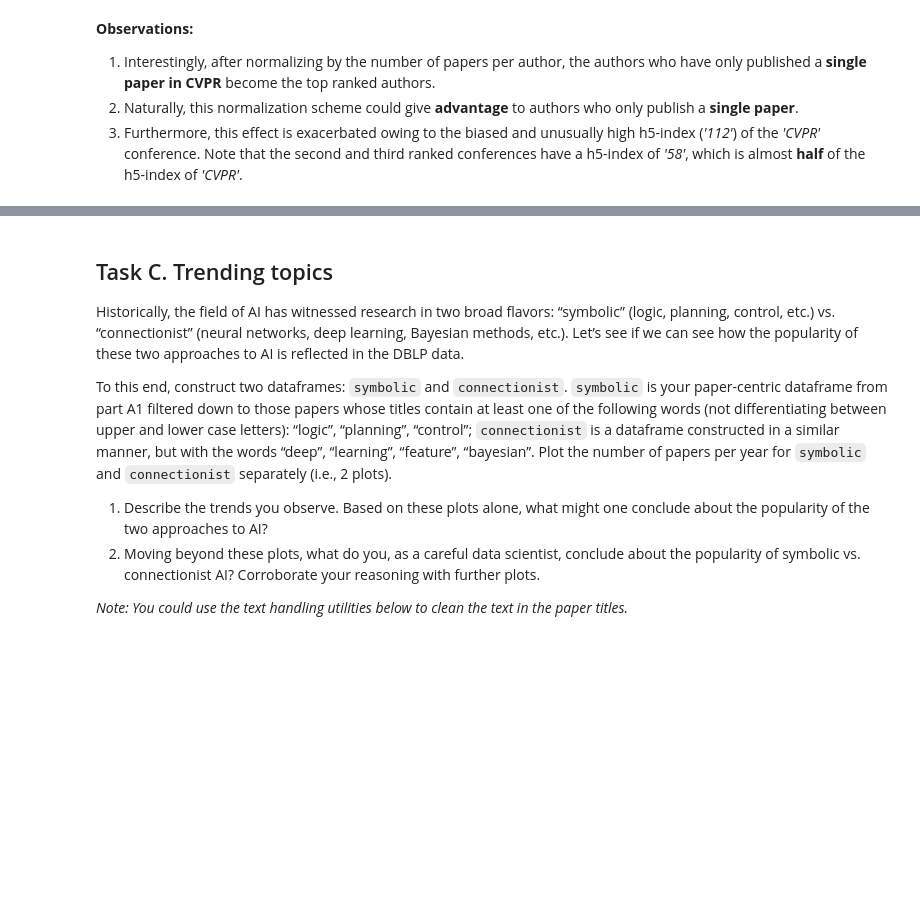
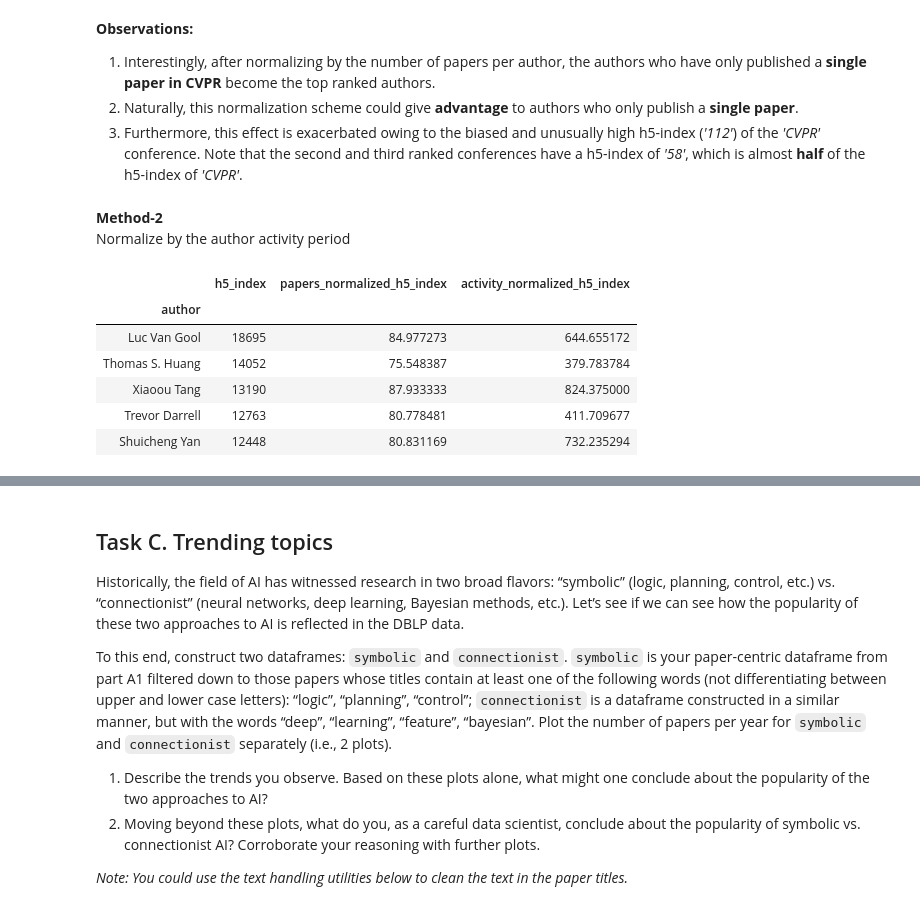
Before and after one commit to epfl-ada/2019, a Jupyter notebook: Homework/01 - Pandas and Data Wrangling/hw1_solutions.ipynb, the cells around one changed output, grey strips where cells are left out. Cells and saved outputs as stored; diff of their text form; code cells hidden in the pictures; blank space fills up the shorter version.

```diff
--- a/Homework/01 - Pandas and Data Wrangling/hw1_solutions.ipynb
+++ b/Homework/01 - Pandas and Data Wrangling/hw1_solutions.ipynb
@@ -689,3 +719,19 @@ simple_ranking['papers']['Masahiro Yasuno']
 1. Interestingly, after normalizing by the number of papers per author, the authors who have only published a **single paper in CVPR** become the top ranked authors.
 2. Naturally, this normalization scheme could give **advantage** to authors who only publish a **single paper**.
 3. Furthermore, this effect is exacerbated owing to the biased and unusually high h5-index (*'112'*) of the *'CVPR'* conference. Note that the second and third ranked conferences have a h5-index of *'58'*, which is almost **half** of the h5-index of *'CVPR'*.
+# %% [markdown]
+**Method-2**
+Normalize by the author activity period
+# %%
+activity = dblp_auth.groupby('author')['year'].apply(compute_activity)
+normalized_h5index_ranking = auth_paper_ranks['h5_index'] / activity
+h5index_ranking['activity_normalized_h5_index'] = pd.Series(normalized_h5index_ranking, index=h5index_ranking.index)
+h5index_ranking.head()
+# %% [output]
+|  | h5_index | papers_normalized_h5_index | activity_normalized_h5_index |
+| author |  |  |  |
+| Luc Van Gool | 18695 | 84.977273 | 644.655172 |
+| Thomas S. Huang | 14052 | 75.548387 | 379.783784 |
+| Xiaoou Tang | 13190 | 87.933333 | 824.375000 |
+| Trevor Darrell | 12763 | 80.778481 | 411.709677 |
+| Shuicheng Yan | 12448 | 80.831169 | 732.235294 |
```
Also changed, not shown: parts of 14 cells of this notebook.
